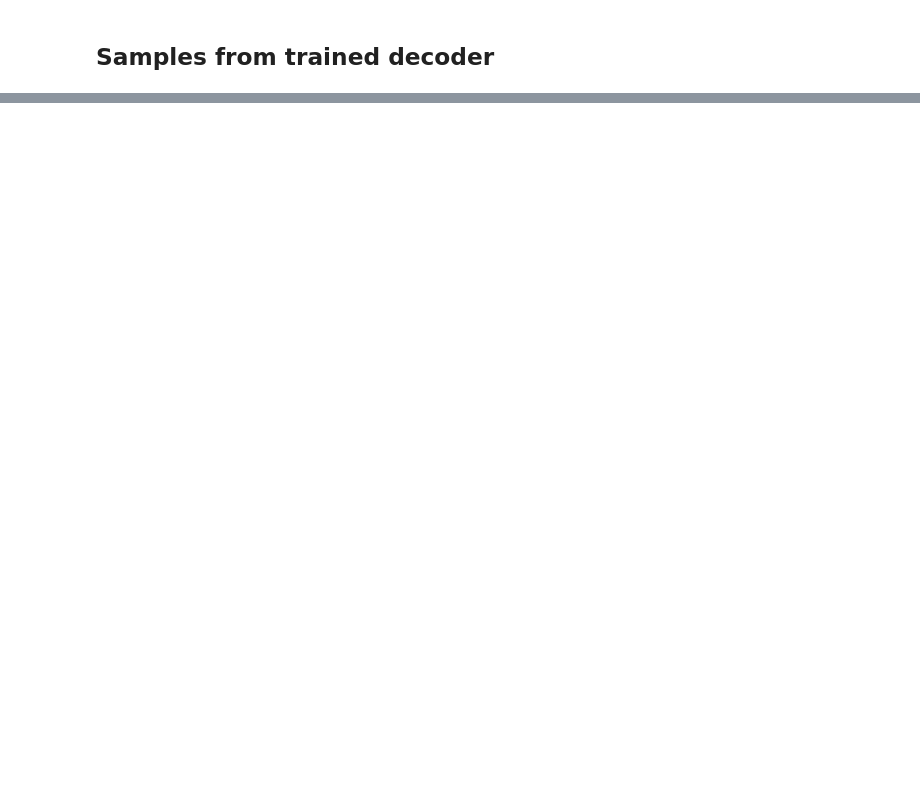
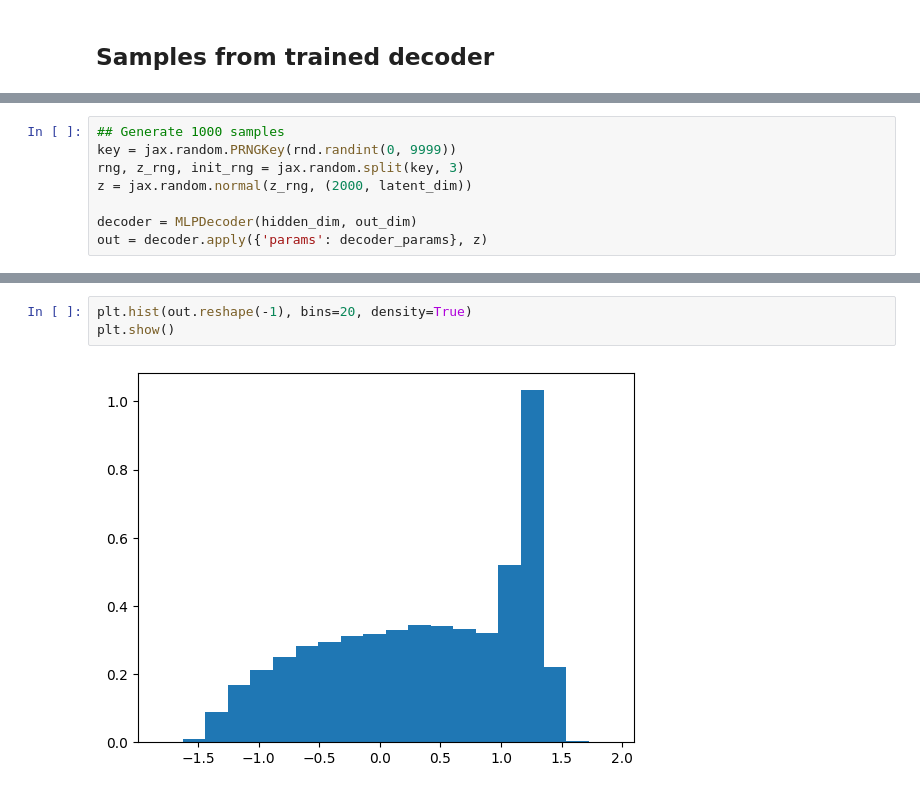
Before and after one commit to elizavetasemenova/PriorCVAE_JAX, a Jupyter notebook: examples/DW_SDE_PriorVAE.ipynb, the cells around one changed output, grey strips where cells are left out. Cells and saved outputs as stored; diff of their text form; blank space fills up the shorter version.

```diff
--- a/examples/DW_SDE_PriorVAE.ipynb
+++ b/examples/DW_SDE_PriorVAE.ipynb
@@ -159,0 +165,8 @@ plt.show()
+# %%
+## Generate 1000 samples
+key = jax.random.PRNGKey(rnd.randint(0, 9999))
+rng, z_rng, init_rng = jax.random.split(key, 3)
+z = jax.random.normal(z_rng, (2000, latent_dim))
+
+decoder = MLPDecoder(hidden_dim, out_dim)
+out = decoder.apply({'params': decoder_params}, z)
@@ -159,0 +177,5 @@ plt.show()
+# %%
+plt.hist(out.reshape(-1), bins=20, density=True)
+plt.show()
+# %% [output]
+[figure, added]
```
Also changed, not shown: parts of 14 cells of this notebook, 4 other files.
